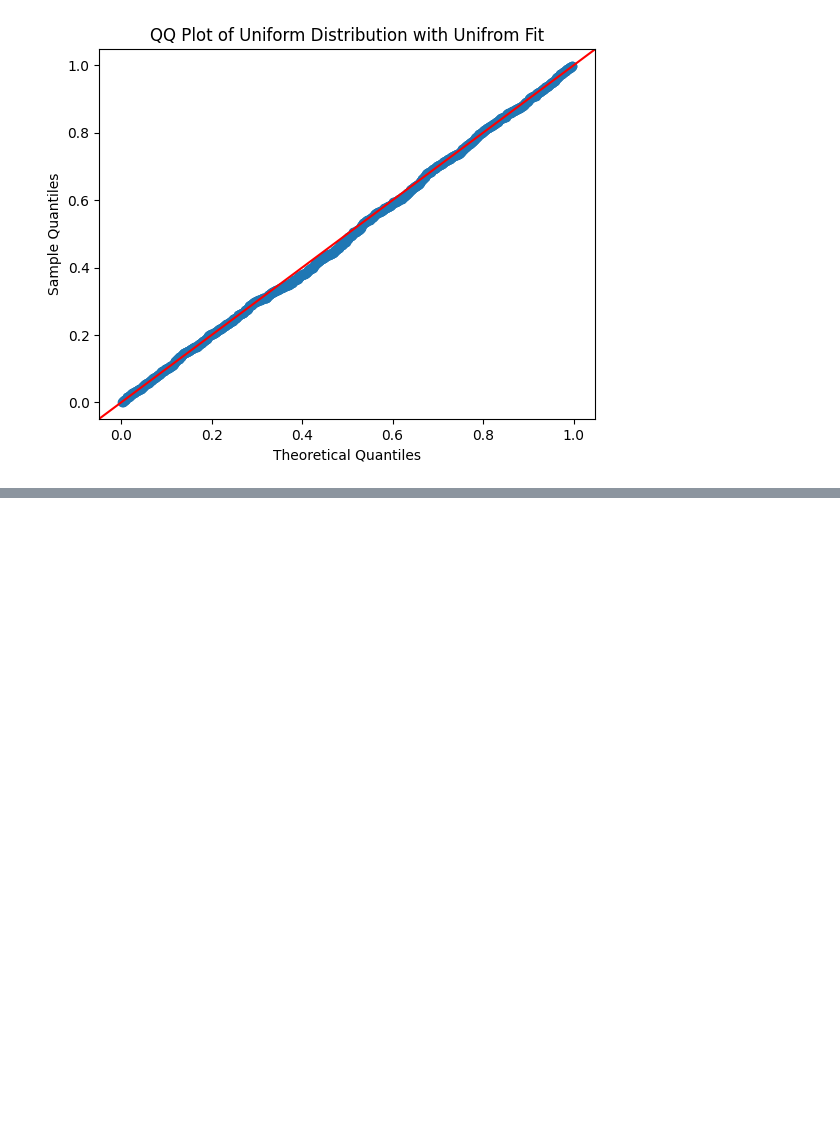
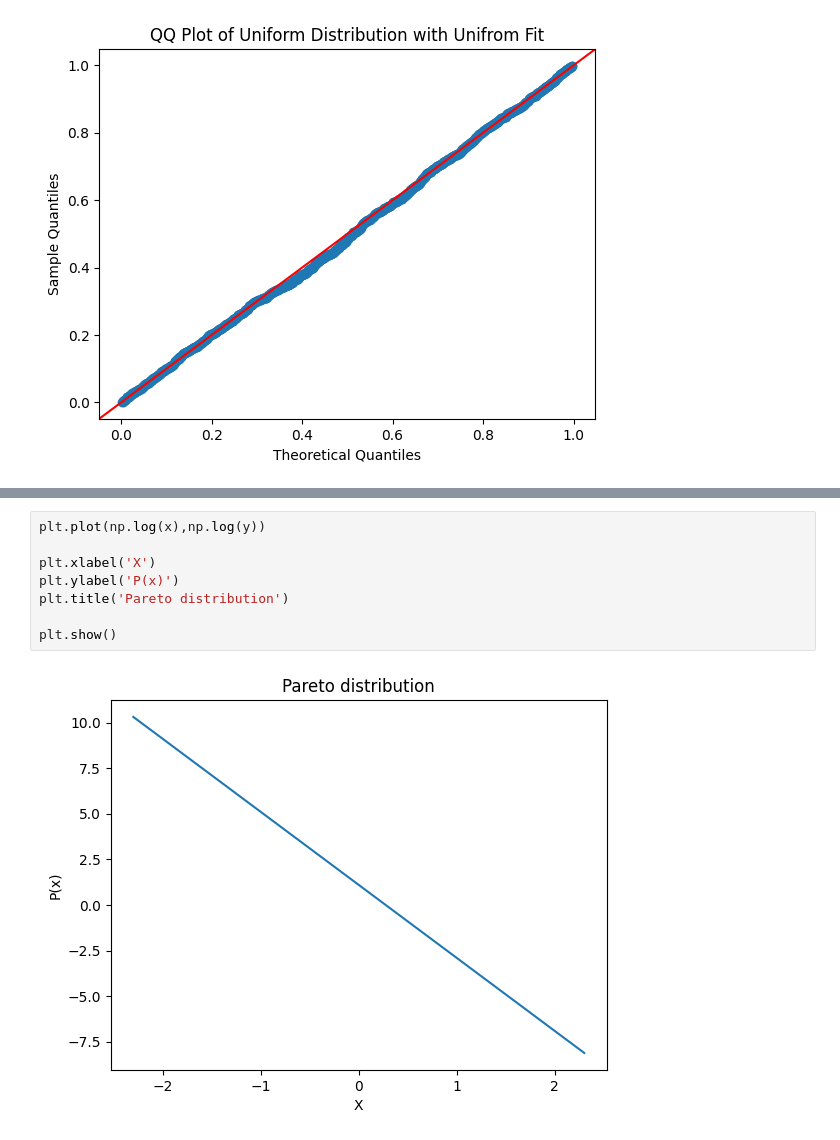
Before and after one commit to Saifullah785/Python_for_Data_Science, a Jupyter notebook: Statistics_for_Data_Science/Lecture_04_Non_Gaussian_Probability_Distributions.ipynb, the cells around one changed output, grey strips where cells are left out. Saved outputs shown, nothing was run; the diff lists cells and outputs as text; blank space fills up the shorter version.

Commit message:
Created using Colab while practicing the code in the Lecture_04_Non-Gaussian_Probability_Distributions

```diff
--- a/Statistics_for_Data_Science/Lecture_04_Non_Gaussian_Probability_Distributions.ipynb
+++ b/Statistics_for_Data_Science/Lecture_04_Non_Gaussian_Probability_Distributions.ipynb
@@ -80,0 +96,10 @@ plt.show()
+# %%
+plt.plot(np.log(x),np.log(y))
+
+plt.xlabel('X')
+plt.ylabel('P(x)')
+plt.title('Pareto distribution')
+
+plt.show()
+# %% [output]
+[figure, added]
```
Also changed, not shown: parts of 1 cell of this notebook.
